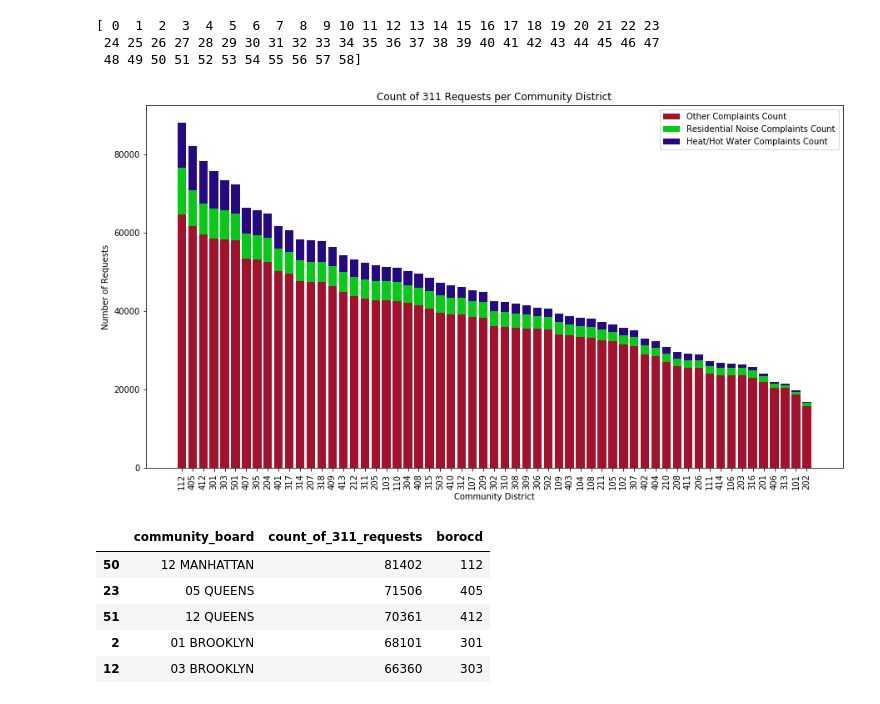
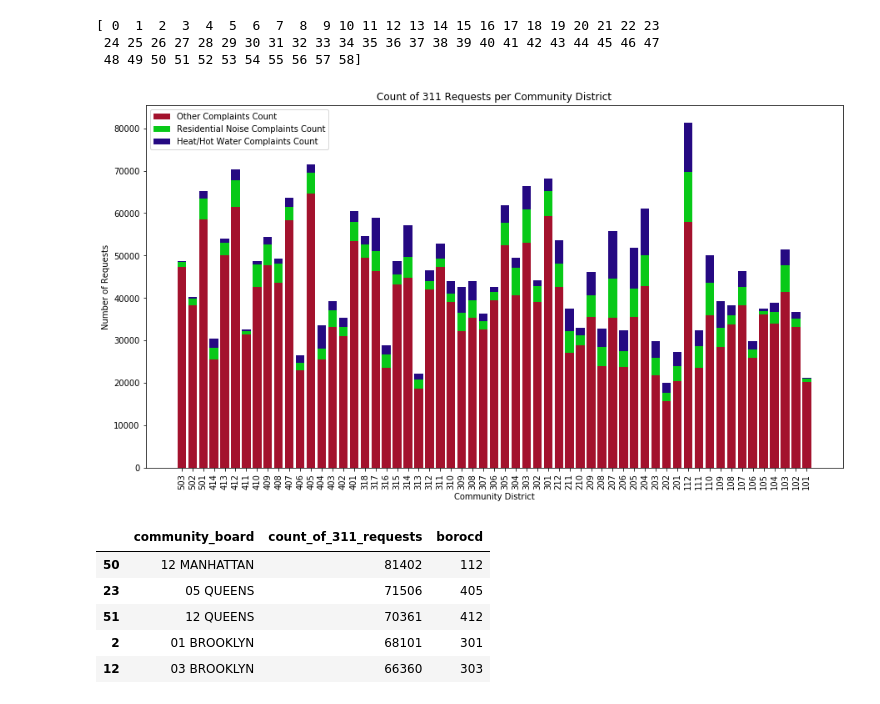
Before and after one commit to jenniferarzu/nyu-python-public-policy, a Jupyter notebook: HW4.ipynb, the cells around one changed output. Saved outputs shown, nothing was run; the diff lists cells and outputs as text; code cells hidden in the pictures.

```diff
--- a/HW4.ipynb
+++ b/HW4.ipynb
@@ -144,9 +144,9 @@ True
 position_on_x = np.arange(len(all_count))
 print(position_on_x)
 
-resnoise_count_new= np.array(resnoise_count.sort_values(by='count_of_311_requests', ascending=False).count_of_311_requests)
-heathotwater_count_new= np.array(heathotwater_count.sort_values(by='count_of_311_requests', ascending=False).count_of_311_requests)
-other_count_new= np.array(other_count.sort_values(by='count_of_311_requests', ascending=False).count_of_311_requests)
+resnoise_count_new= np.array(resnoise_count.sort_values(by='borocd', ascending=False).count_of_311_requests)
+heathotwater_count_new= np.array(heathotwater_count.sort_values(by='borocd', ascending=False).count_of_311_requests)
+other_count_new= np.array(other_count.sort_values(by='borocd', ascending=False).count_of_311_requests)
 # %% [output]
 [ 0  1  2  3  4  5  6  7  8  9 10 11 12 13 14 15 16 17 18 19 20 21 22 23
  24 25 26 27 28 29 30 31 32 33 34 35 36 37 38 39 40 41 42 43 44 45 46 47
@@ -166,35 +166,35 @@ plot1 = plt.bar(
 )
 
 #plot2 will go on top of plot1
 plot2 = plt.bar(
   position_on_x,
   resnoise_count_new,
   bottom=other_count_new,
   align='center',
   color='#08c918',
   label='Residential Noise Complaints Count'
 )
 
 #plot3 will go on top on plot1 and plot2
 plot3 = plt.bar(
   position_on_x,
   heathotwater_count_new,
   bottom=other_count_new + resnoise_count_new,
   align='center',
   color='#250982',
   label='Heat/Hot Water Complaints Count'
 )
 
-plt.xticks(position_on_x, all_count.sort_values(by='count_of_311_requests', ascending=False).borocd, rotation=90)
+plt.xticks(position_on_x, all_count.sort_values(by='borocd', ascending=False).borocd, rotation=90)
 
 plt.title('Count of 311 Requests per Community District')
 plt.xlabel('Community District')
 plt.ylabel('Number of Requests')
 plt.legend() # defaults to putting legend in top right
 
 plt.show()
 # %% [output]
-[figure, old version]
+[figure, new version]
 # %%
 #checking my graphed results
 allc=all_count.sort_values(by='count_of_311_requests', ascending=False)
```
